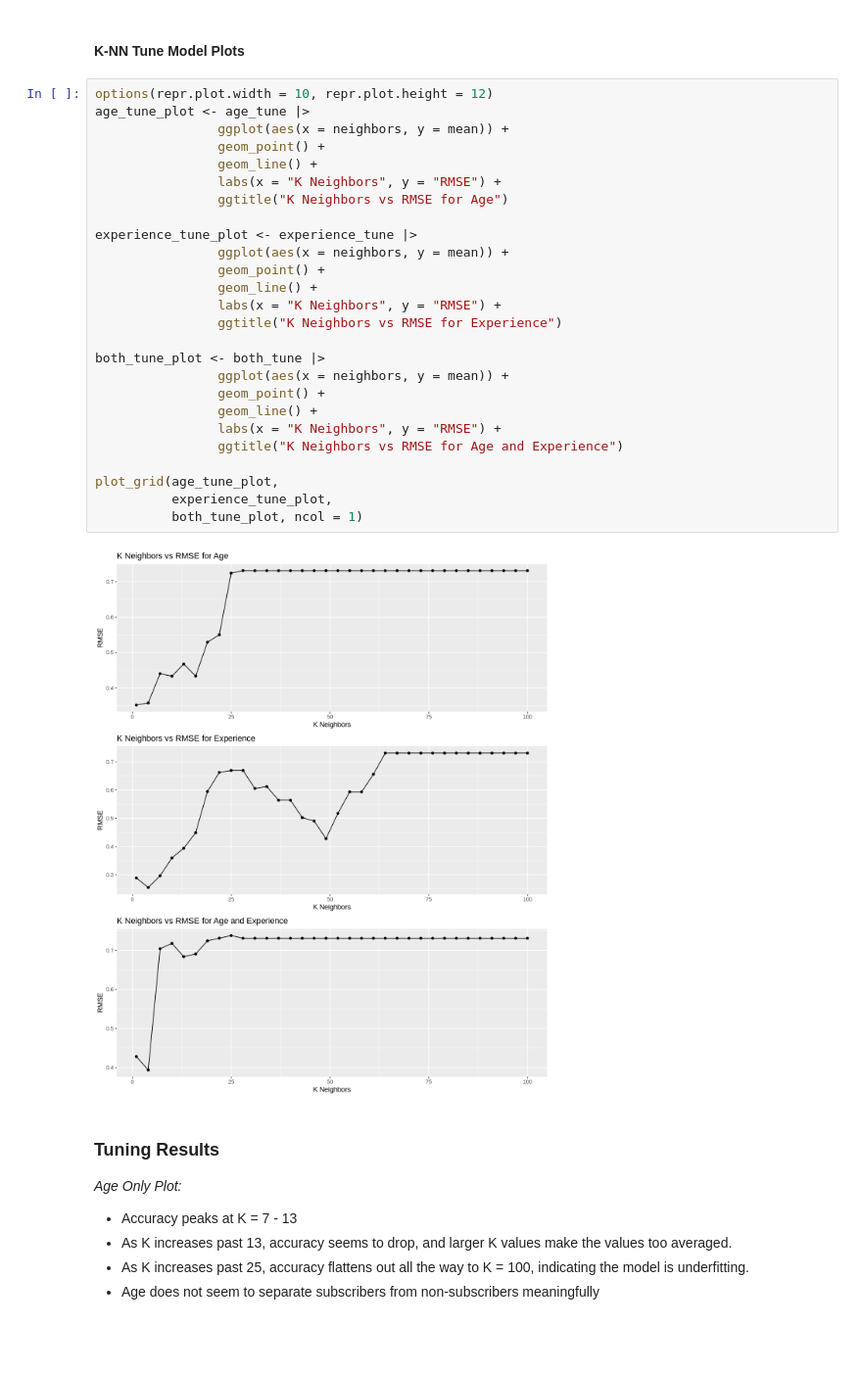
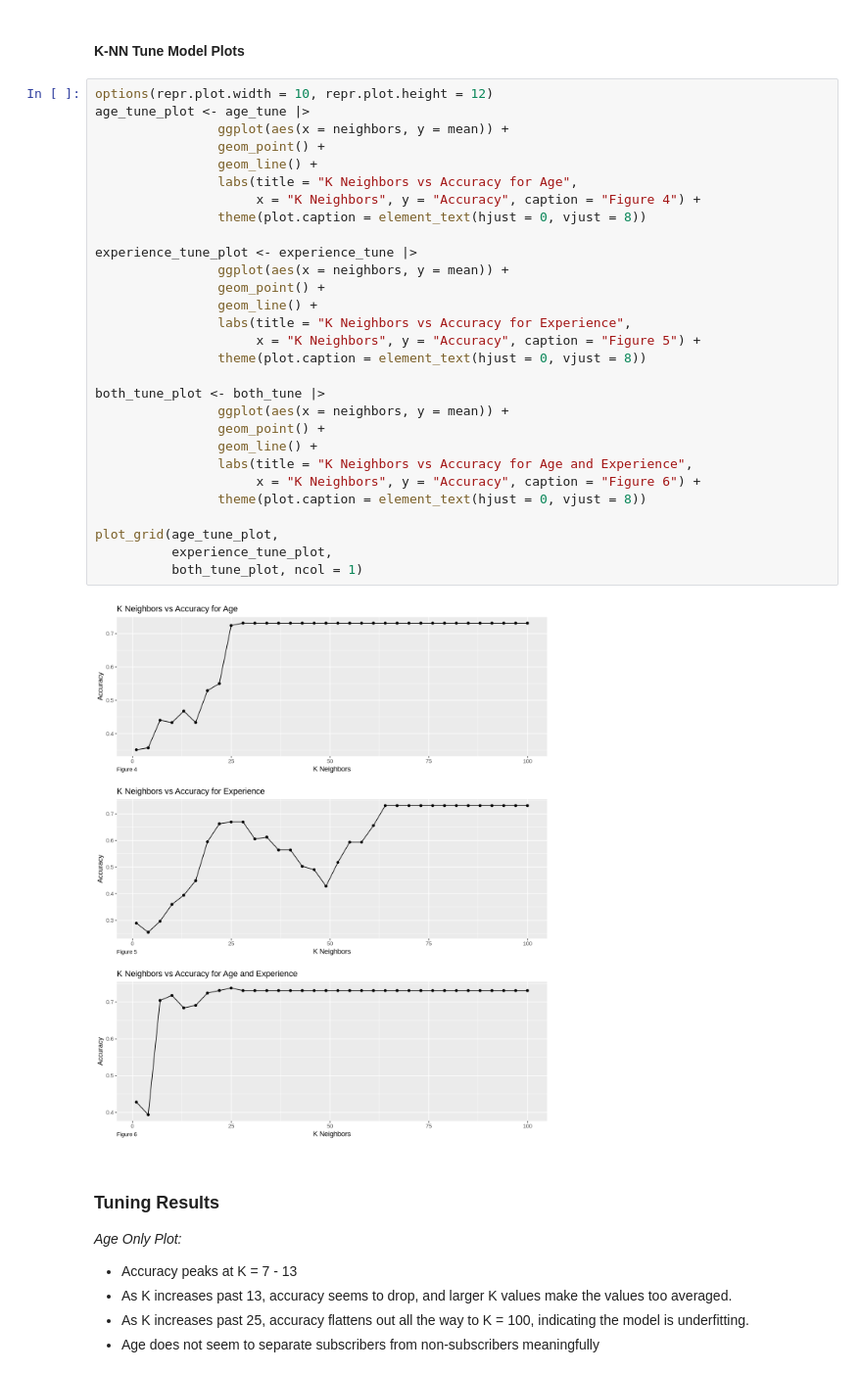
Before and after one commit to PraiseBeTheSun/DSCI-100-GROUP-PROJECT, a Jupyter notebook: DSCI Group 11 project.ipynb, the cells around one changed output. Shown at 98% size. Drawn from its saved outputs; the diff is of its cells as text; blank space fills up the shorter version.

```diff
--- a/DSCI Group 11 project.ipynb
+++ b/DSCI Group 11 project.ipynb
@@ -256,31 +259,34 @@ both_tune <- workflow() |>
 # %%
 options(repr.plot.width = 10, repr.plot.height = 12)
 age_tune_plot <- age_tune |>
                 ggplot(aes(x = neighbors, y = mean)) +
                 geom_point() +
                 geom_line() +
-                labs(x = "K Neighbors", y = "RMSE") +
-                ggtitle("K Neighbors vs RMSE for Age")
+                labs(title = "K Neighbors vs Accuracy for Age",
+                     x = "K Neighbors", y = "Accuracy", caption = "Figure 4") +
+                theme(plot.caption = element_text(hjust = 0, vjust = 8))
 
 experience_tune_plot <- experience_tune |>
                 ggplot(aes(x = neighbors, y = mean)) +
                 geom_point() +
                 geom_line() +
-                labs(x = "K Neighbors", y = "RMSE") +
-                ggtitle("K Neighbors vs RMSE for Experience")
+                labs(title = "K Neighbors vs Accuracy for Experience",
+                     x = "K Neighbors", y = "Accuracy", caption = "Figure 5") +
+                theme(plot.caption = element_text(hjust = 0, vjust = 8))
 
 both_tune_plot <- both_tune |>
                 ggplot(aes(x = neighbors, y = mean)) +
                 geom_point() +
                 geom_line() +
-                labs(x = "K Neighbors", y = "RMSE") +
-                ggtitle("K Neighbors vs RMSE for Age and Experience")
+                labs(title = "K Neighbors vs Accuracy for Age and Experience",
+                     x = "K Neighbors", y = "Accuracy", caption = "Figure 6") +
+                theme(plot.caption = element_text(hjust = 0, vjust = 8))
 
 plot_grid(age_tune_plot,
           experience_tune_plot,
           both_tune_plot, ncol = 1)
 # %% [output]
-[figure, old version]
+[figure, new version]
 # %% [markdown]
 ### Tuning Results
 *Age Only Plot:*
```
Also changed, not shown: parts of 10 cells of this notebook.
